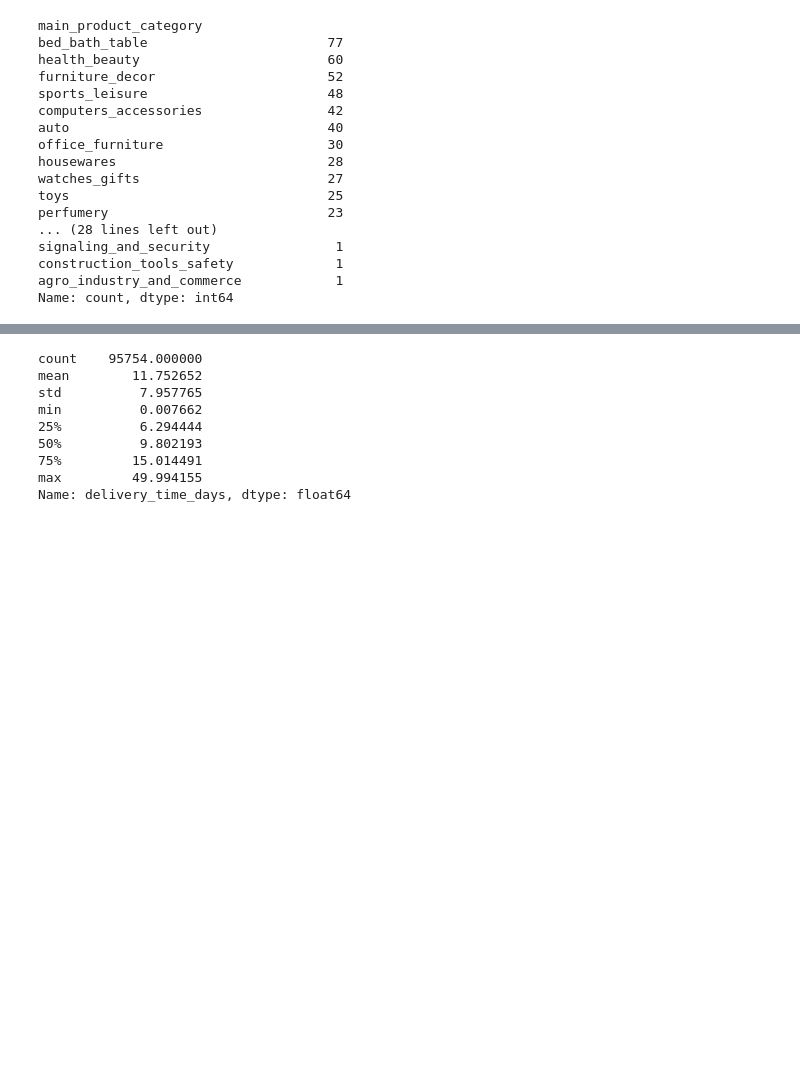
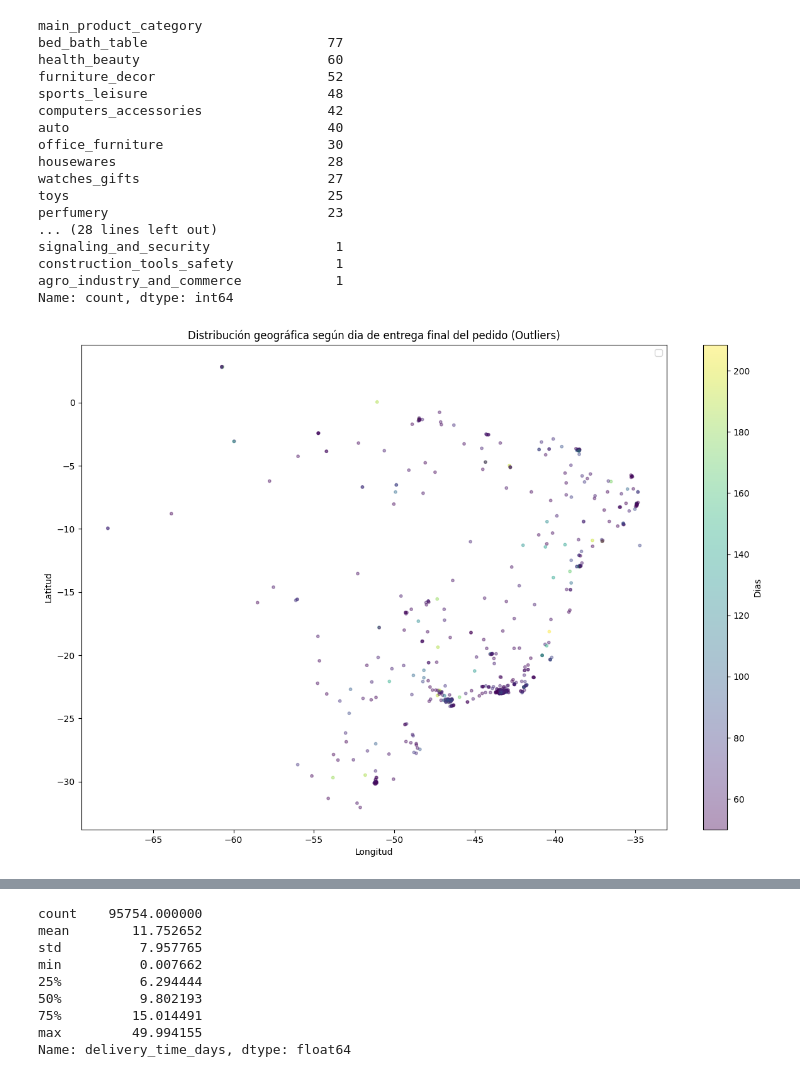
Before and after one commit to 4GeeksAcademy/sp-ml-20-final-project-g5, a Jupyter notebook: notebooks/proyectofinal.ipynb, the cells around one changed output, grey strips where cells are left out. Drawn from its saved outputs; the diff is of its cells as text; code cells hidden in the pictures; blank space fills up the shorter version.

```diff
--- a/notebooks/proyectofinal.ipynb
+++ b/notebooks/proyectofinal.ipynb
@@ -388,3 +392,14 @@ signaling_and_security                1
 construction_tools_safety             1
 agro_industry_and_commerce            1
 Name: count, dtype: int64
+# %%
+plt.figure(figsize=(15, 10))
+scatter = plt.scatter(df_outliers["geo_lng"], df_outliers["geo_lat"], c=df_outliers["delivery_time_days"], alpha=0.4, s=10)
+plt.xlabel("Longitud")
+plt.ylabel("Latitud")
+plt.title("Distribución geográfica según dia de entrega final del pedido (Outliers)")
+plt.colorbar(scatter, label="Dias")
+plt.legend()
+plt.show()
+# %% [output]
+[figure, added]
```
Also changed, not shown: parts of 22 cells of this notebook, 2 other files.
